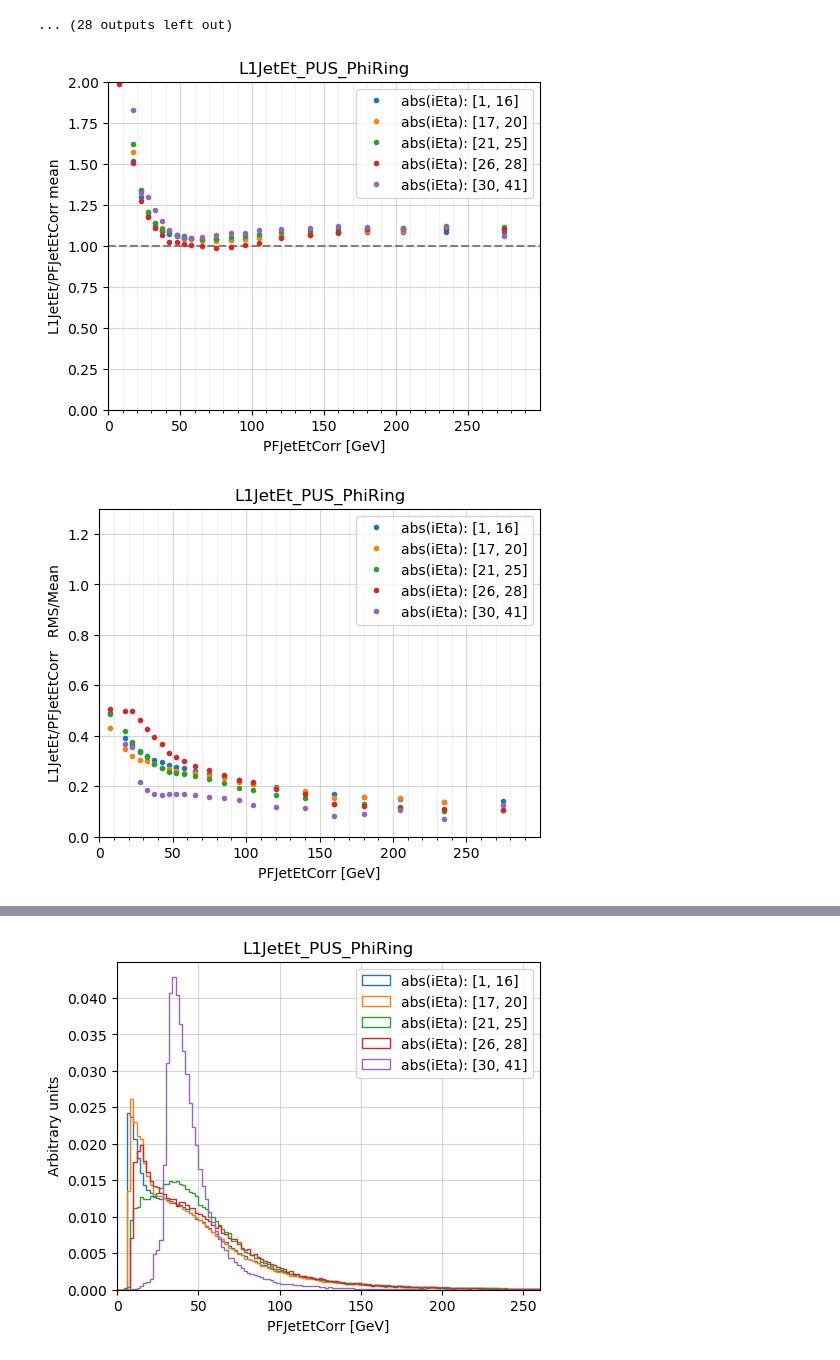
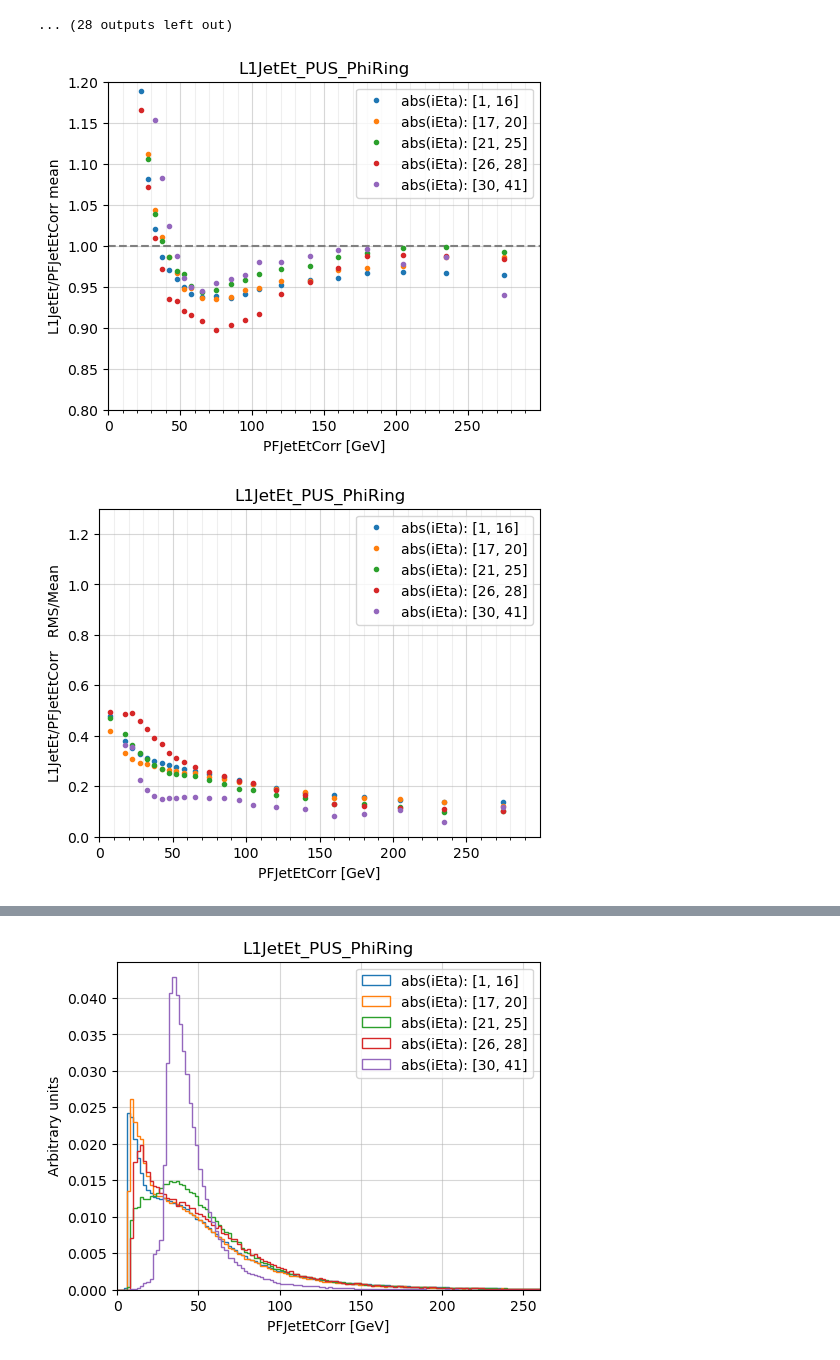
Before and after one commit to siddhesh86/l1JetShapesStudies, a Jupyter notebook: makeLUTs/check_L1TJECLUT_performance.ipynb, the cells around one changed output, grey strips where cells are left out. Saved outputs shown, nothing was run; the diff lists cells and outputs as text; code cells hidden in the pictures.

```diff
--- a/makeLUTs/check_L1TJECLUT_performance.ipynb
+++ b/makeLUTs/check_L1TJECLUT_performance.ipynb
@@ -226,6 +226,7 @@ sIpLUT_pt  = 'LUTs_2024Ev0_DCSOnlyJSON_14_0_7/Default_RawPUS_phiDefault_SF/lut_p
 sIpLUT_eta = 'LUTs_2024Ev0_DCSOnlyJSON_14_0_7/Default_RawPUS_phiDefault_SF/lut_eta_compress_2024Ev0_DCSOnlyJSON_14_0_7.txt'
 nBitsJECMultiplier = 10 # 10 (default): multiplier_max=2, 11: multiplier_max:4
 
+isJECSFsFromLUTs = True
 sIpFileName     = "../data/L1T_Jet_MLInputs_2024Ev0_DCSOnlyJSON_14_0_7_20240606.csv"
 sOutDir         = "./plots_check_L1JECLUT_%s" % (version)
 
@@ -513,7 +514,11 @@ for etaBin in set( lut_eta.data_dict.values() ):
 if l1Jet_ChunkyDonut:
     data_all[sL1JetEt] = data_all['L1Jet9x9_RawEt'] - data_all['L1Jet9x9_PUEt_ChunkyDonut']
 else:
-    data_all[sL1JetEt] = data_all['L1Jet9x9_RawEt'] - (data_all['L1Jet9x9_EtSum7PUTowers'] / 7.0 )
+    if isJECSFsFromLUTs:
+        # Calculate PUEt as done in CMSSW
+        data_all[sL1JetEt] = data_all['L1Jet9x9_RawEt'] - ( (data_all['L1Jet9x9_RawEt'] + data_all['L1Jet9x9_EtSum7PUTowers']) / 8.0 )
+    else:
+        data_all[sL1JetEt] = data_all['L1Jet9x9_RawEt'] - (data_all['L1Jet9x9_EtSum7PUTowers'] / 7.0 )
 # %%
 sL1JetEt_calib = '%s_calib' % (sL1JetEt)
 data_copy1     = data_all[[sL1JetTowerIEtaAbs, sL1JetEt, sRefJetEt]].copy()
@@ -549,35 +554,35 @@ for iEtaBinName, iEtaRange in IETA_CAT.items():
             ) ]
         res_ = data_copy1_iEtaBin[sL1JetEt_calib] / data_copy1_iEtaBin[sRefJetEt]
         L1JetPtResponse_vs_pt_dict.append( np.mean(res_) )
         L1JetPtResponseRMS_vs_pt_dict.append( np.std(res_) )
 
     axs.errorbar(
         pTBinCenters_forResolutionPlot,
         L1JetPtResponse_vs_pt_dict,
         #yerr = L1JetPtResponseRMS_vs_pt_dict,
         label='abs(iEta): [%d, %d]'%(iEtaBin_first, iEtaBin_last),
         marker = '.',
         ls='none'
     )
 
 
 axs.set_xlabel('%s [GeV]' % (sRefJetEt))
 axs.set_ylabel('L1JetEt/%s mean' % (sRefJetEt))
 axs.set_title('%s' % (sL1JetEt))
 axs.set_xlim(pTBinEdges_forResolutionPlot[0], pTBinEdges_forResolutionPlot[-1])
-axs.set_ylim(0, 2)
+axs.set_ylim(0.8, 1.2)
 axs.hlines(1, pTBinEdges_forResolutionPlot[0], pTBinEdges_forResolutionPlot[-1], color='grey', ls='--')
 axs.legend()
 
 axs.set_xticks(np.arange(pTBinEdges_forResolutionPlot[0], pTBinEdges_forResolutionPlot[-1], 50))
 axs.set_xticks(np.arange(pTBinEdges_forResolutionPlot[0], pTBinEdges_forResolutionPlot[-1], 10), minor=True)
 
 axs.grid(which='minor', alpha=0.2)
 axs.grid(which='major', alpha=0.5)
 
 fig.savefig('%s/L1JetResponse_vs_Pt_%s.png' % (sOutDir_toUse, sL1JetEt))
 # %% [output]
-[figure, old version]
+[figure, new version]
 # %%
 # L1T resolution vs Pt: After JEC with  calibrateJet_wManipulate
 sOutDir_toUse = '%s/AfterJEC' % (sOutDir)
@@ -634,7 +639,7 @@ axs.grid(which='major', alpha=0.5)
 
 fig.savefig('%s/L1JetResolution_vs_Pt_%s.png' % (sOutDir_toUse, sL1JetEt))
 # %% [output]
-[figure, old version]
+[figure, new version]
 # %%
 # Resolution plots before JEC
 sOutDir_toUse = '%s/BeforeJEC/L1JetResponse_perEtaCat_PtCat' % (sOutDir)
```
Also changed, not shown: parts of 3 cells of this notebook, 1 other file.
